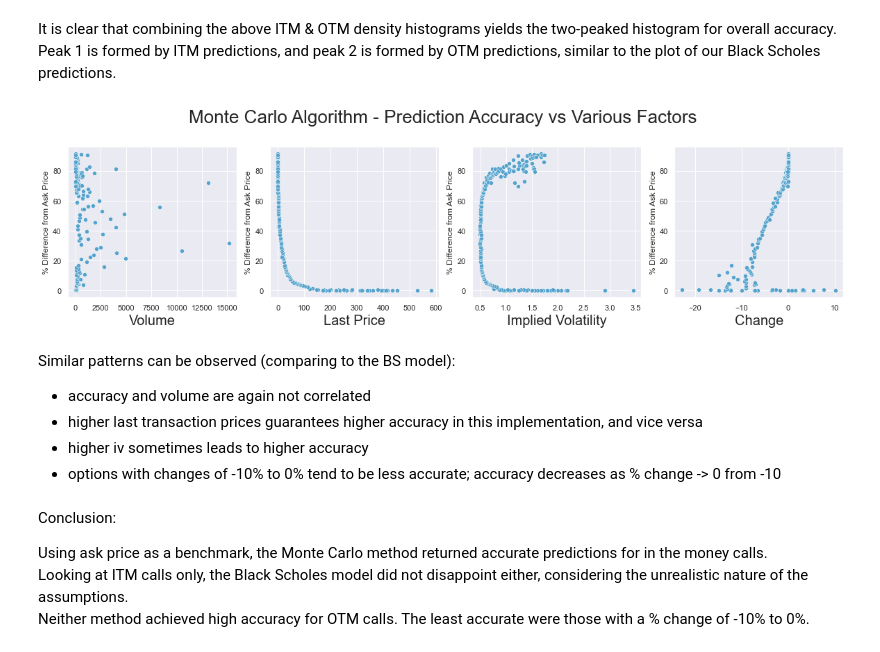
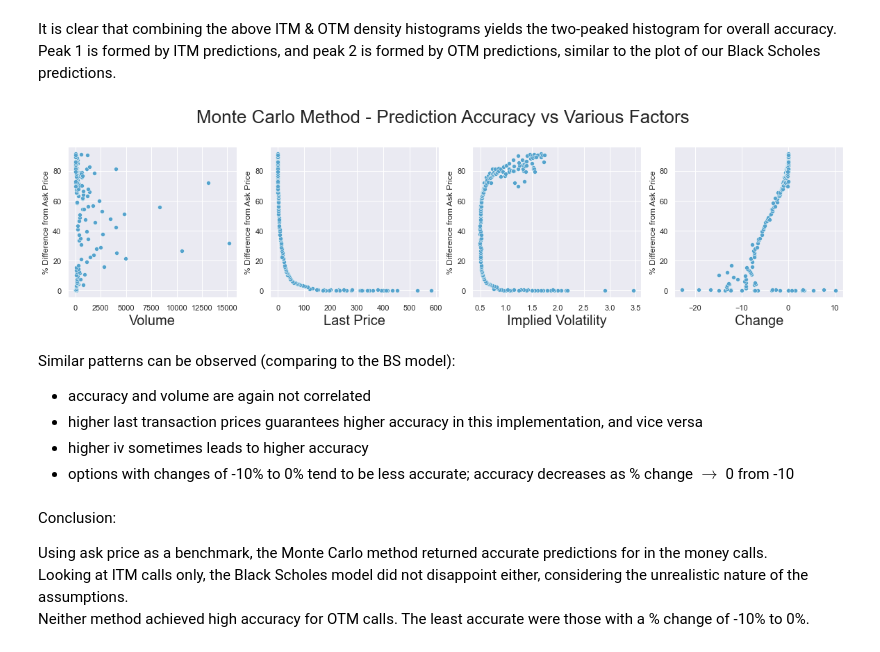
Before and after one commit to SUMMERxYANG/Option_Pricing, a Jupyter notebook: Options.ipynb, the cells around one changed output. Saved outputs shown, nothing was run; the diff lists cells and outputs as text; code cells hidden in the pictures.

```diff
--- a/Options.ipynb
+++ b/Options.ipynb
@@ -531,6 +535,6 @@ plt.show()
 # %%
 # calculate the call price!
-intrinsicVal = prices[:, -1] - strike
+intrinsicVal = prices[:, 0] - strike
 indicator = intrinsicVal > 0
 call = np.mean(intrinsicVal * indicator)
 call
@@ -724,15 +728,15 @@ It is clear that combining the above ITM & OTM density histograms yields the two
 Peak 1 is formed by ITM predictions, and peak 2 is formed by OTM predictions, similar to the plot of our Black Scholes predictions. <br>
 # %%
 # Examine correlation between accuracy and other factors
-subScatter(calls.abs_MC_Dif_Pct, 'Monte Carlo Algorithm')
+subScatter(calls.abs_MC_Dif_Pct, 'Monte Carlo Method')
 # %% [output]
-[figure, old version]
+[figure, new version]
 # %% [markdown]
 Similar patterns can be observed (comparing to the BS model):
 - accuracy and volume are again not correlated
 - higher last transaction prices guarantees higher accuracy in this implementation, and vice versa
 - higher iv sometimes leads to higher accuracy
-- options with changes of -10% to 0% tend to be less accurate; accuracy decreases as % change -> 0 from -10
+- options with changes of -10% to 0% tend to be less accurate; accuracy decreases as % change $\to$ 0 from -10
 # %% [markdown]
 Conclusion: <br>
 
```
Also changed, not shown: parts of 23 cells of this notebook, 4 other files.
